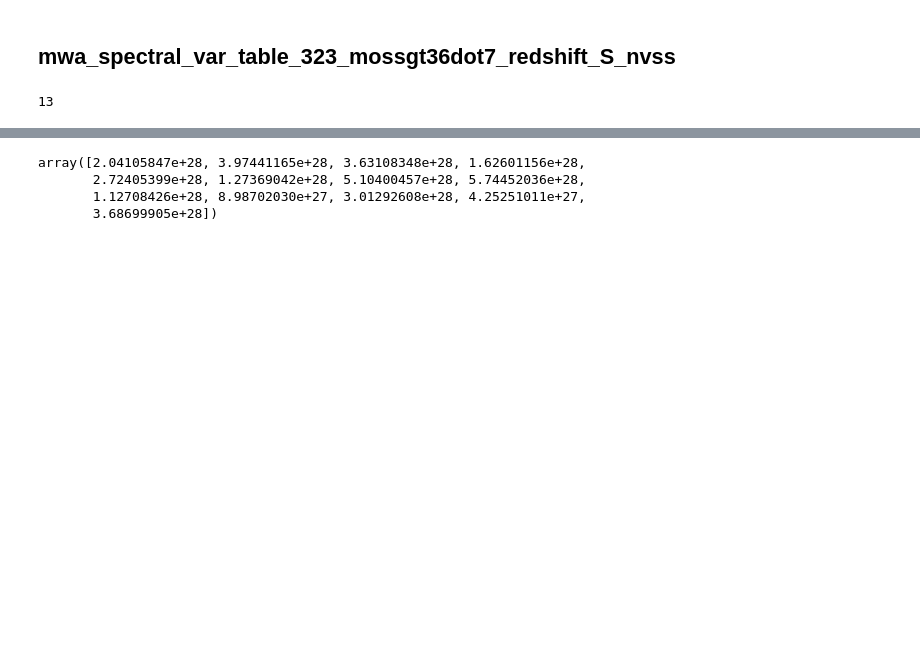
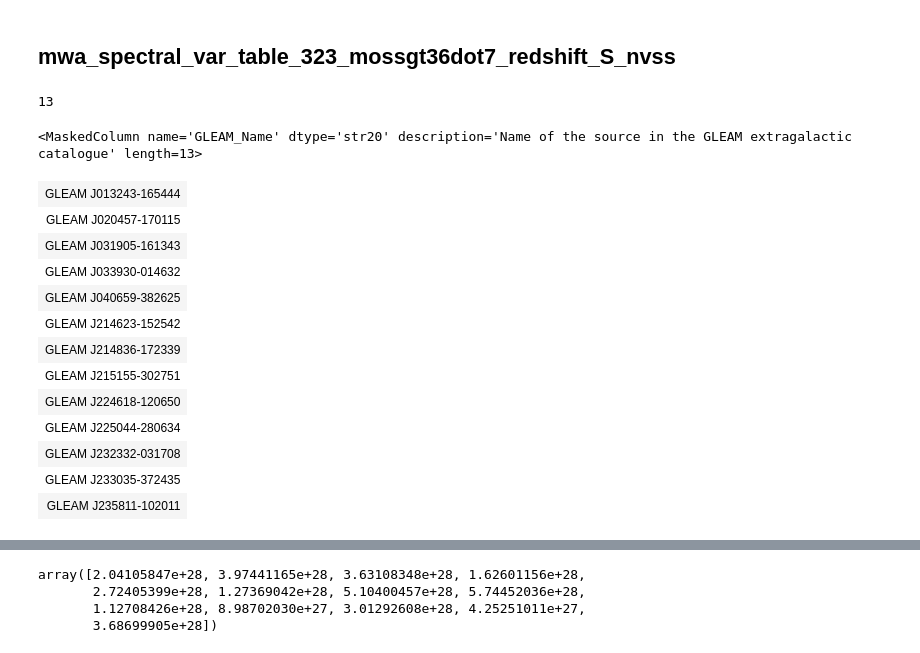
Before and after one commit to brettlv/brettlv.github.io, a Jupyter notebook: pythoncode/MWA_variability_search.ipynb, the cells around one changed output, grey strips where cells are left out. Cells and saved outputs as stored; diff of their text form; code cells hidden in the pictures; blank space fills up the shorter version.

```diff
--- a/pythoncode/MWA_variability_search.ipynb
+++ b/pythoncode/MWA_variability_search.ipynb
@@ -393,11 +393,3 @@ Table length=13078
 | GLEAM J235959-421524 | 23:59:59.01 | -42:15:24.74 | 359.99588 | 0.00051616307 | -42.256992 | 0.00065863534 | 0.17 | 0.17 | ... |
 # %% [markdown]
 # MWA_spec_var_crossmatch_with_NED
-# %%
-from astroquery.ned import Ned
-import astropy.units as u
-from astropy import coordinates
-co = coordinates.SkyCoord(ra=56.38, dec=38.43,
-                         unit=(u.deg, u.deg), frame='fk4')
-result_table = Ned.query_region(co, radius=0.1 * u.deg, equinox='B1950.0')
-print(result_table)
@@ -533,3 +515,20 @@ mwa_spectral_var_table_323_mossgt36dot7_redshift_S_nvss=mwa_spectral_var_table_3
 len(mwa_spectral_var_table_323_mossgt36dot7_redshift_S_nvss)
 # %% [output]
 13
+# %%
+mwa_spectral_var_table_323_mossgt36dot7_redshift_S_nvss['GLEAM_Name']
+# %% [output]
+<MaskedColumn name='GLEAM_Name' dtype='str20' description='Name of the source in the GLEAM extragalactic catalogue' length=13>
+| GLEAM J013243-165444 |
+| GLEAM J020457-170115 |
+| GLEAM J031905-161343 |
+| GLEAM J033930-014632 |
+| GLEAM J040659-382625 |
+| GLEAM J214623-152542 |
+| GLEAM J214836-172339 |
+| GLEAM J215155-302751 |
+| GLEAM J224618-120650 |
+| GLEAM J225044-280634 |
+| GLEAM J232332-031708 |
+| GLEAM J233035-372435 |
+| GLEAM J235811-102011 |
```
Also changed, not shown: parts of 11 cells of this notebook.
